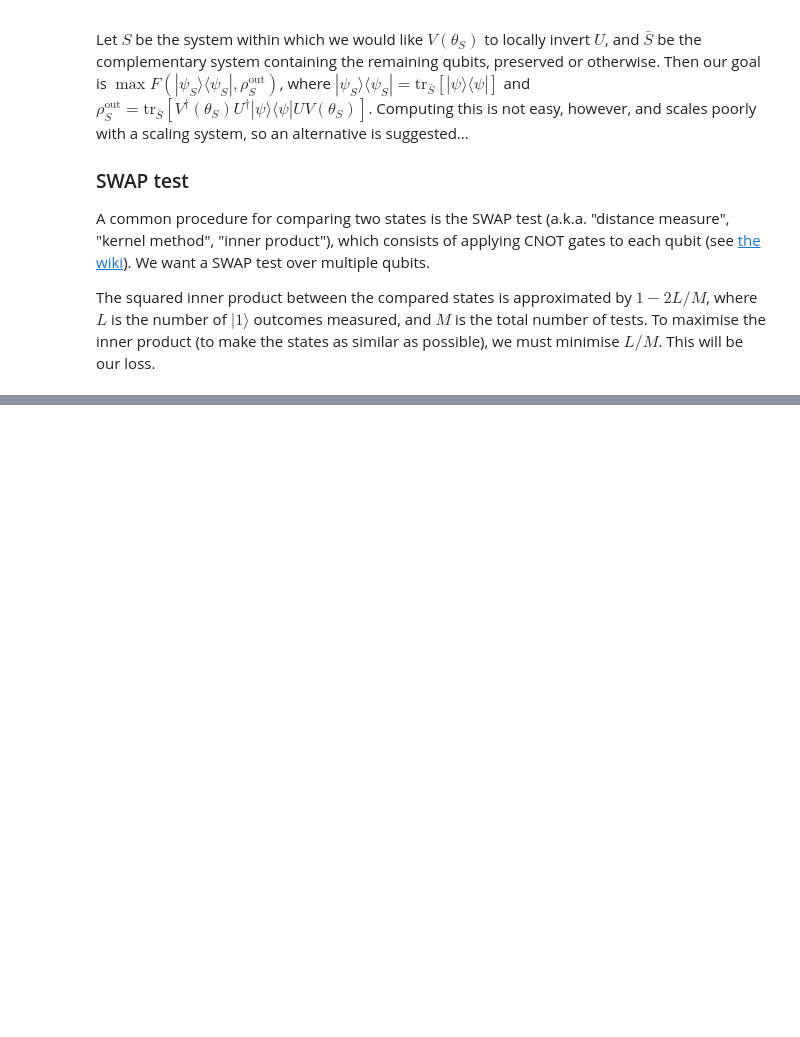
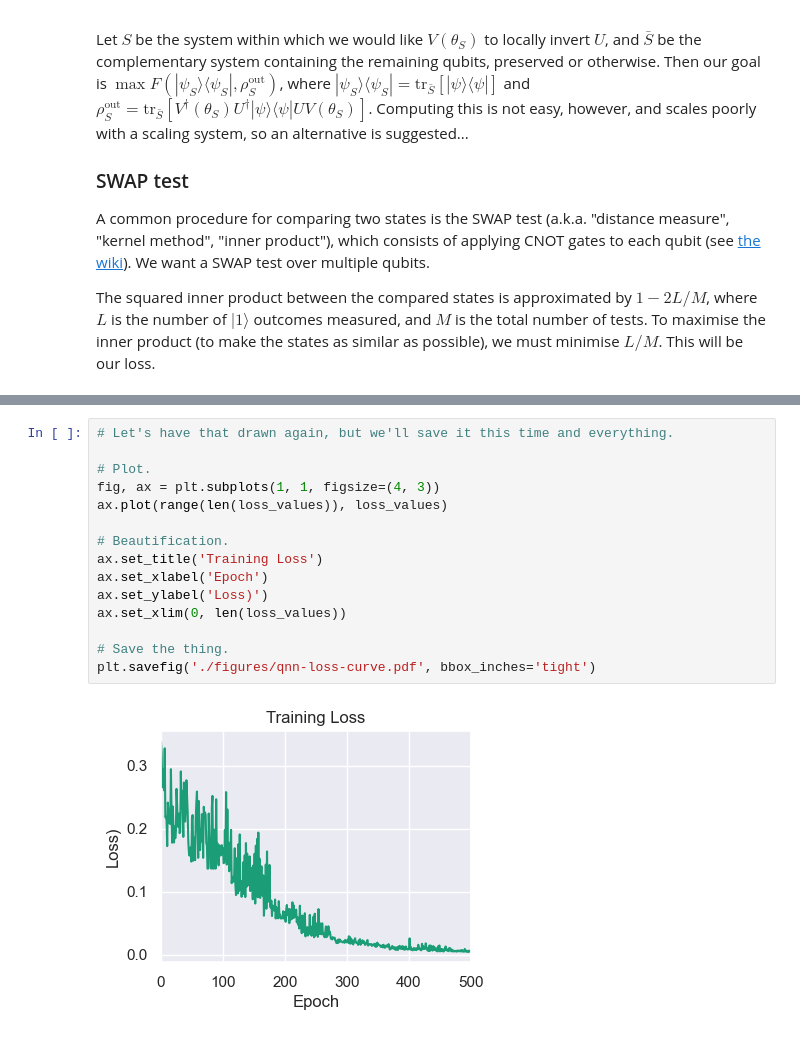
Before and after one commit to BenPrie/variational-local-inversions, a Jupyter notebook: variational-local-inversions.ipynb, the cells around one changed output, grey strips where cells are left out. Drawn from its saved outputs; the diff is of its cells as text; blank space fills up the shorter version.

```diff
--- a/variational-local-inversions.ipynb
+++ b/variational-local-inversions.ipynb
@@ -213,0 +214,17 @@ array([0., 0., 0., 0., 0., 0., 0., 0., 0., 0., 0., 0., 0., 0., 0., 0., 0.,
+# %%
+# Let's have that drawn again, but we'll save it this time and everything.
+
+# Plot.
+fig, ax = plt.subplots(1, 1, figsize=(4, 3))
+ax.plot(range(len(loss_values)), loss_values)
+
+# Beautification.
+ax.set_title('Training Loss')
+ax.set_xlabel('Epoch')
+ax.set_ylabel('Loss)')
+ax.set_xlim(0, len(loss_values))
+
+# Save the thing.
+plt.savefig('./figures/qnn-loss-curve.pdf', bbox_inches='tight')
+# %% [output]
+[figure, added]
```
Also changed, not shown: parts of 9 cells of this notebook, 2 other files.
